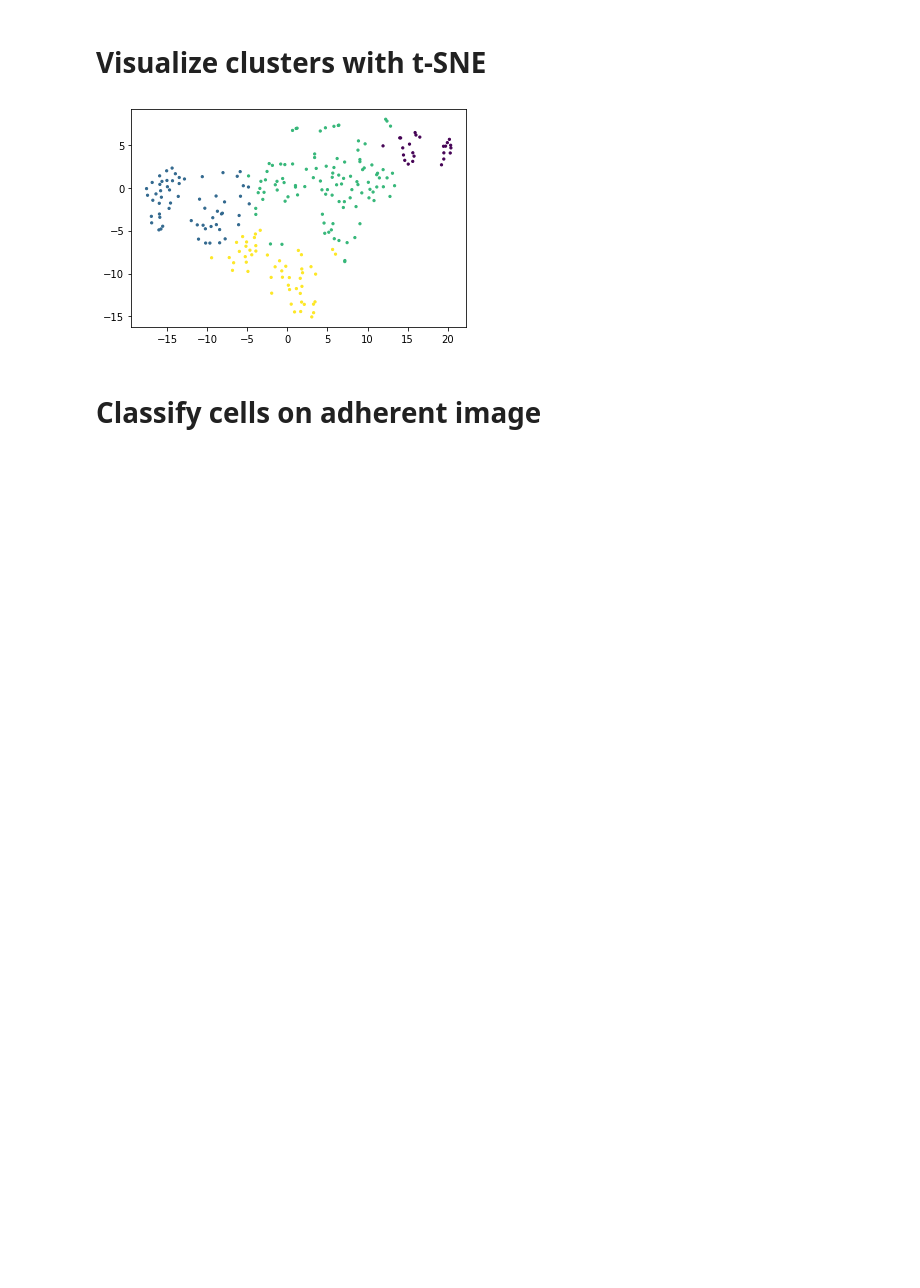
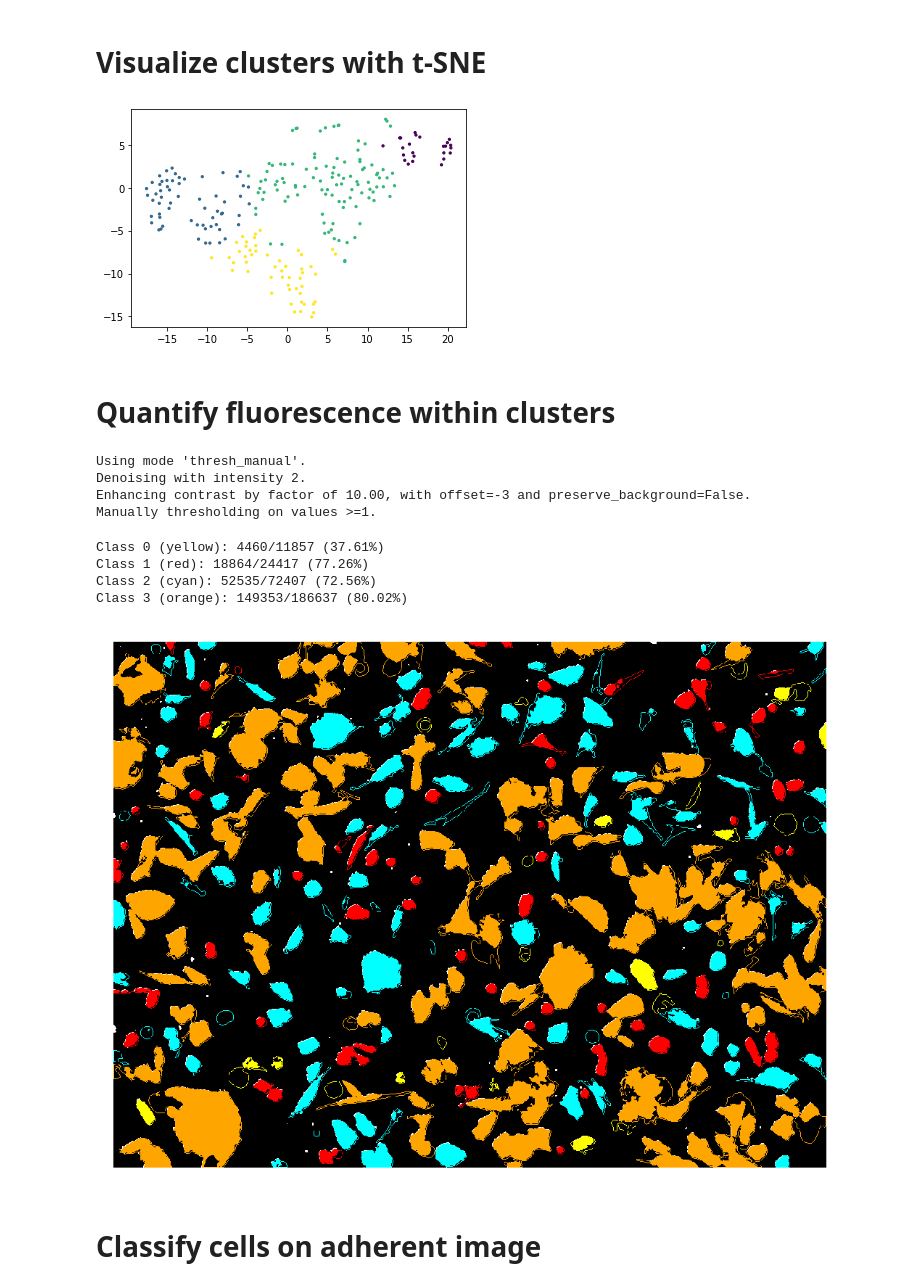
Before and after one commit to peteyeh/celltrack, a Jupyter notebook: feature_extraction.ipynb, the cells around one changed output. Drawn from its saved outputs; the diff is of its cells as text; code cells hidden in the pictures; blank space fills up the shorter version.

```diff
--- a/feature_extraction.ipynb
+++ b/feature_extraction.ipynb
@@ -56,13 +56,25 @@ def display_classifications(image, centroids, labels):
     plt.scatter(*zip(*centroids), s=20, c=labels, marker='+', cmap=colormap, linewidths=0.75)
     plt.show()
 
-def display_contours(image, masks, labels):
+def display_contours(image, masks, labels, filled=False):
     image = cv2.cvtColor(image, cv2.COLOR_GRAY2RGB)
     for i in range(len(masks)):
-        mask = masks[i]
-        color = np.array(matplotlib.colors.to_rgb(colormap.colors[labels[i]]))*255
-        contours, _ = cv2.findContours(mask, cv2.RETR_EXTERNAL, cv2.CHAIN_APPROX_NONE)
-        image = cv2.drawContours(image, contours, contourIdx=-1, color=color, thickness=1)
+        image = draw_contours(image, masks[i], labels[i], filled)
+    display_image(image)
+
+# fluorescence: binary image
+def display_fluorescence(fluorescence, masks, labels):
+    image = cv2.cvtColor(fluorescence*255, cv2.COLOR_GRAY2RGB)
+    sc, fc = {}, {}
+    for k in np.unique(labels):
+        combined_mask = np.bitwise_or.reduce(masks[np.where(labels==k)], axis=0)
+        image = draw_contours(image, combined_mask, k)
+        image = draw_contours(image, combined_mask & fluorescence, k, filled=True)
+        sc[k] = sum(combined_mask.flatten())
+        fc[k] = sum((combined_mask & fluorescence).flatten())
+    for k in sc:
+        print("Class %s (%s): %i/%i (%.2f%%)" %
+              (k, colormap.colors[k], fc[k], sc[k], fc[k]*100/sc[k]))
     display_image(image)
 
 def display_rois(image, masks, labels):
@@ -78,6 +90,12 @@ def display_tsne(df):
     plt.scatter(transformed[:,0], transformed[:,1], s=5, c=labels)
     plt.show()
 
+def draw_contours(image, mask, color_label, filled=False):
+    color = np.array(matplotlib.colors.to_rgb(colormap.colors[color_label]))*255
+    contours, _ = cv2.findContours(mask, cv2.RETR_EXTERNAL, cv2.CHAIN_APPROX_NONE)
+    thickness = -1 if filled else 1
+    return cv2.drawContours(image, contours, contourIdx=-1, color=color, thickness=thickness)
+
 def print_classification_counts(labels):
     c = Counter(labels)
     for k in sorted(c):
@@ -257,7 +279,7 @@ def get_mask_image(image, param_path, verbose=False):
 image_gray = cv2.imreadmulti('source_images/adherent_color.tiff',
                         flags=cv2.IMREAD_GRAYSCALE)[1][1]
 image_gray = np.uint8(np.float64(image_gray) * 255 / image_gray.max())
-mask_gray = get_mask_image(image_gray, 'params_gray.yml', verbose=True)
+mask_gray = get_mask_image(image_gray, 'params_gray_mask.yml', verbosity=2)
 # %% [output]
 Using mode 'thresh_manual'.
 Denoising with intensity 3.
@@ -272,7 +294,7 @@ Closing with kernel size of 2.
 image_fluorescent = cv2.imreadmulti('source_images/adherent_color.tiff',
                                     flags=cv2.IMREAD_GRAYSCALE)[1][0]
 image_fluorescent = np.uint8(np.float64(image_fluorescent) * 255 / image_fluorescent.max())
-mask_fluorescent = get_mask_image(image_fluorescent, 'params_fluorescent.yml', verbose=True)
+mask_fluorescent = get_mask_image(image_fluorescent, 'params_fluorescent_mask.yml', verbosity=2)
 # %% [output]
 Using mode 'thresh_manual'.
 Denoising with intensity 3.
@@ -394,6 +413,23 @@ Class 3, with 51 ROIs:
 display_tsne(df)
 # %% [output]
 [figure]
+# %% [markdown]
+# Quantify fluorescence within clusters
+# %%
+fluorescence = get_mask_image(image_fluorescent, 'params_fluorescence.yml', verbosity=1)
+# %% [output]
+Using mode 'thresh_manual'.
+Denoising with intensity 2.
+Enhancing contrast by factor of 10.00, with offset=-3 and preserve_background=False.
+Manually thresholding on values >=1.
+# %%
+display_fluorescence(fluorescence, masks, labels)
+# %% [output]
+Class 0 (yellow): 4460/11857 (37.61%)
+Class 1 (red): 18864/24417 (77.26%)
+Class 2 (cyan): 52535/72407 (72.56%)
+Class 3 (orange): 149353/186637 (80.02%)
+[figure, added]
 # %% [markdown]
 # Classify cells on adherent image
 # %%
```
Also changed, not shown: parts of 5 cells of this notebook, 4 other files.
